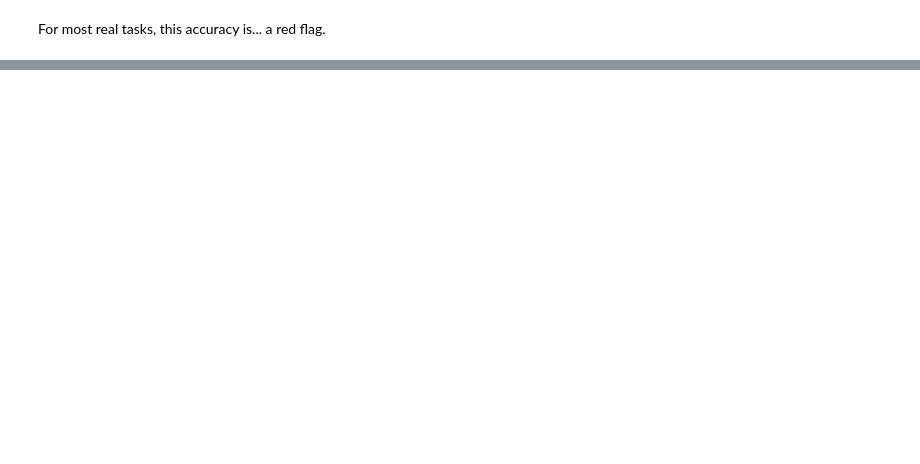
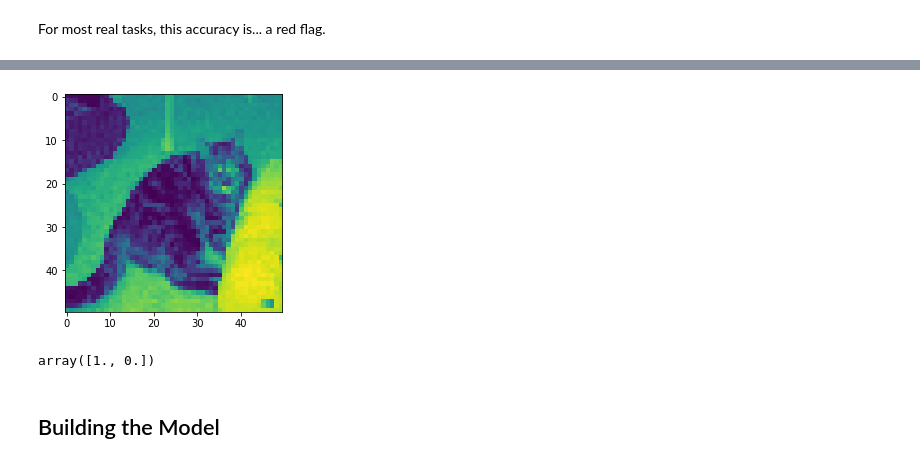
Before and after one commit to sedv8808/Python_basics, a Jupyter notebook: PyTorch_Tutorial.ipynb, the cells around one changed output, grey strips where cells are left out. Saved outputs shown, nothing was run; the diff lists cells and outputs as text; code cells hidden in the pictures; blank space fills up the shorter version.

```diff
--- a/PyTorch_Tutorial.ipynb
+++ b/PyTorch_Tutorial.ipynb
@@ -289,0 +361,2 @@ tensor(2)
+# %%
+training_data = np.load("training_data.npy", allow_pickle = True)
@@ -289,0 +378,11 @@ tensor(2)
+# %%
+plt.imshow(training_data[2][0])
+plt.show()
+# %% [output]
+[figure, added]
+# %%
+training_data[2][1]
+# %% [output]
+array([1., 0.])
+# %% [markdown]
+## Building the Model
```
Also changed, not shown: parts of 23 cells of this notebook.
